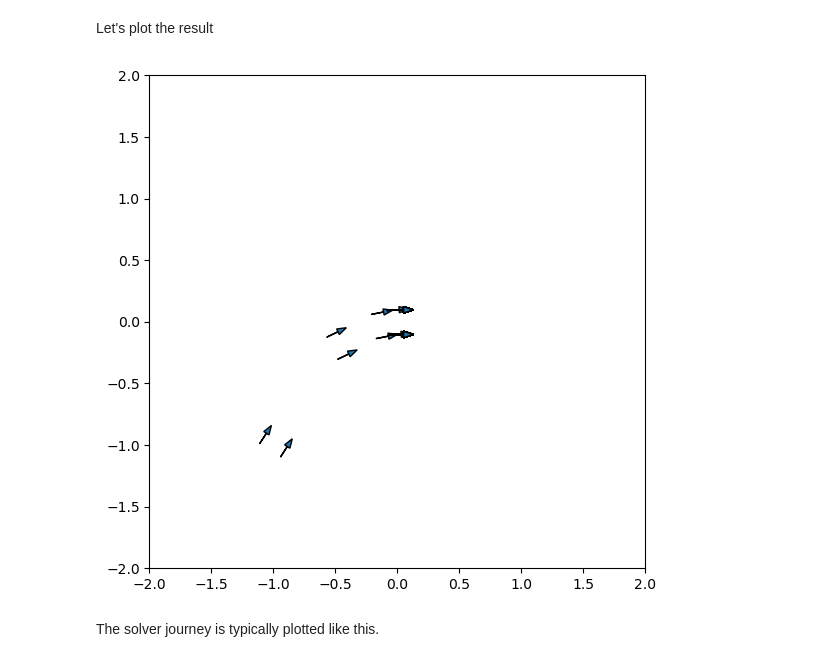
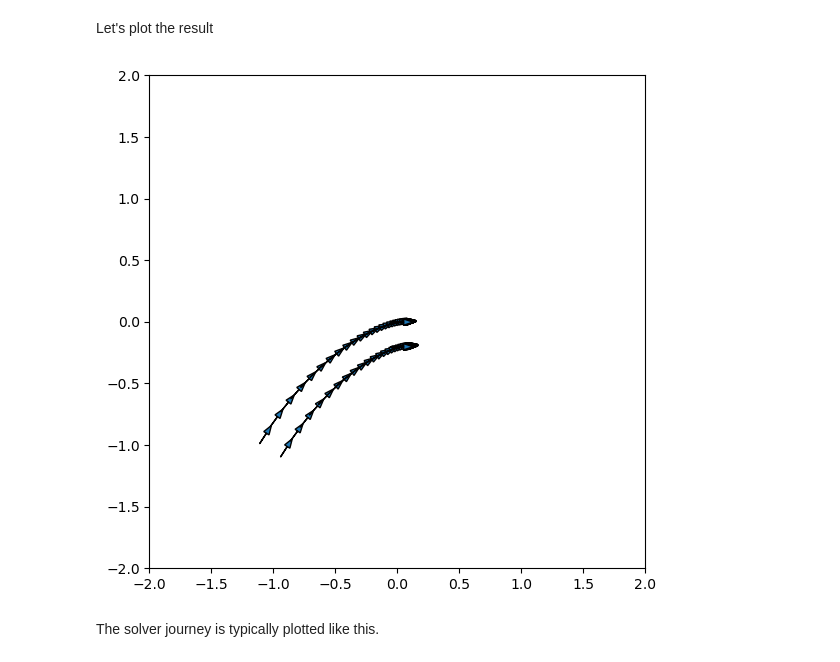
Before and after one commit to agimus-project/winter-school-2023, a Jupyter notebook: ocp1/3-unicycle_and_bicopter_algtr.ipynb, the cells around one changed output. Cells and saved outputs as stored; diff of their text form; code cells hidden in the pictures.

Commit message:
fix the bloody unicycle

```diff
--- a/ocp1/3-unicycle_and_bicopter_algtr.ipynb
+++ b/ocp1/3-unicycle_and_bicopter_algtr.ipynb
@@ -84,7 +88,7 @@ T = 100
 x0 = np.array([-1, -1, 1])
 # %%
 # %load tp3/generated/unicycle_algtr_model
-cost_weights = np.array([10.0, 1.0]) ** 2
+cost_weights = np.array([1.0, 1.0])
 dt = 0.1
 dyn_model = UnicycleDynamics(dt)
 rcost = proxddp.QuadraticCost(
@@ -126,8 +130,8 @@ The DDP solver is initialized with the problem object and mostly contains the dd
 # %%
 # %load tp3/generated/unicycle_algtr_ddp
 # Select the solver for this problem
-TOL = 1e-6
-ddp = proxddp.SolverFDDP(TOL, verbose=proxddp.VERBOSE)
+TOL = 1e-5
+ddp = proxddp.SolverProxDDP(TOL, verbose=proxddp.VERBOSE)
 ddp.setup(problem)
 # %% [markdown]
 We can warm start it and tune the parameters, but for the simple unicycle, let's just solve it:
@@ -154,9 +156,9 @@ Successfully converged.
 Let's plot the result
 # %%
 # %load tp3/generated/unicycle_algtr_plot_sol
-rs: proxddp.Results = ddp.results
-plotUnicycleSolution(rs.xs)
+xs_opt = ddp.results.xs.tolist()
+plotUnicycleSolution(xs_opt)
 # %% [output]
-[figure, old version]
+[figure, new version]
 # %% [markdown]
 The solver journey is typically plotted like this.
```
Also changed, not shown: parts of 5 cells of this notebook, 1 other file.
